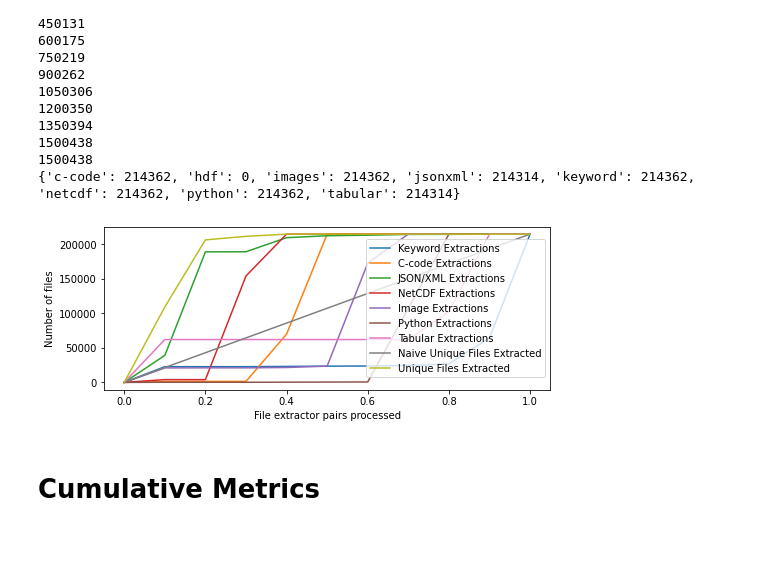
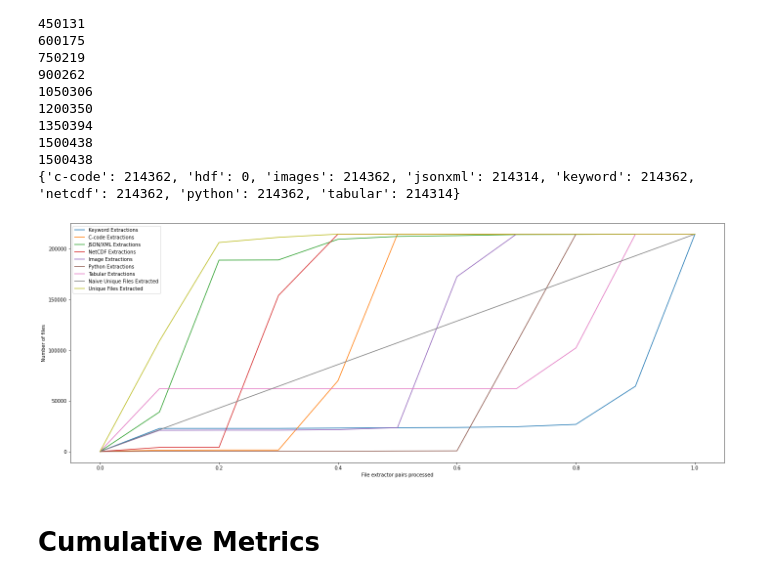
Before and after one commit to xtracthub/xtract-sampler, a Jupyter notebook: Scheduler/deqeue_analysis_iccs.ipynb, the cells around one changed output. Saved outputs shown, nothing was run; the diff lists cells and outputs as text; code cells hidden in the pictures; blank space fills up the shorter version.

```diff
--- a/Scheduler/deqeue_analysis_iccs.ipynb
+++ b/Scheduler/deqeue_analysis_iccs.ipynb
@@ -99,8 +105,11 @@ for k, v in dict_of_dicts.items():
 # %%
+scores = {"readability": [], "completeness": [], "entropy": [], "yield": []}
+wrong_indices = []
+
 count = 0
-scores = {"readability": [], "completeness": [], "entropy": [], "yield": []}
+random = 0
+
 for name, extractor, score in cdiac_priority_list:
-	if extractor != "tabular":
 		try:
 			file_index = str(nametonum[name])
 			file_score_dict = dict_of_dicts[extractor][file_index]
@@ -111,7 +120,6 @@ for name, extractor, score in cdiac_priority_list:
 						print(value)
 
 				if isinstance(value, list):
-					print(extractor)
 					if value[1] != 0:
 						count += 1
 						scores[key].append(abs(value[0]) + value[1])
@@ -121,12 +129,17 @@ for name, extractor, score in cdiac_priority_list:
 				else:
 					scores[key].append(value)
 
-		except KeyError:
-			count += 1
+		except KeyError as e:
+			wrong_indices.append((name, e, extractor))
+			if extractor == "keyword":
+				count += 1
+			else:
+				random += 1
 
 for key, value in scores.items():
 	scores[key] = np.asarray(value)
 	print(len(value))
 
-print(count)
+print("Count:", count)
+print("Random:", random)
 # %% [output]
@@ -177,7 +183,7 @@ for threshold in x:
 			elif metric == "entropy":
 				v.append((scores[metric][:input_threshold] != 0).sum())
 			else:
-				v.append((scores[metric][:input_threshold] > 40.0).sum())
+				v.append((scores[metric][:input_threshold] > 500.0).sum()) #most files have a yield between 40 and 50
 
 
 		for metric, v in total.items():
@@ -211,7 +221,6 @@ Threshold:  1 File Pairs Analyzed:  1500438
 count = 0
 scores_baseline = {"readability": [], "completeness": [], "entropy": [], "yield": []}
 for name, extractor, score in cdiac_baseline_list:
-	if extractor != "tabular":
 		try:
 			file_index = str(nametonum[name])
 			file_score_dict = dict_of_dicts[extractor][file_index]
@@ -275,7 +284,7 @@ for threshold in x:
 			elif metric == "entropy":
 				v.append((scores_baseline[metric][:input_threshold] != 0).sum())
 			else:
-				v.append((scores_baseline[metric][:input_threshold] > 40.0).sum())
+				v.append((scores_baseline[metric][:input_threshold] > 500.0).sum())
 
 
 		for metric, v in total_baseline.items():
@@ -396,24 +405,24 @@ while i < len(cdiac_priority_list):
 
 	i += 1
 # %%
-plt.figure(figsize=(8, 3))
+plt.figure(figsize=(24, 9))
 plt.plot(x, extractor_count["keyword"], label="Keyword Extractions")
 plt.plot(x, extractor_count["c-code"], label="C-code Extractions")
 plt.plot(x, extractor_count["jsonxml"], label="JSON/XML Extractions")
 plt.plot(x, extractor_count["netcdf"], label="NetCDF Extractions")
 plt.plot(x, extractor_count["images"], label="Image Extractions")
 plt.plot(x, extractor_count["python"], label="Python Extractions")
 plt.plot(x, extractor_count["tabular"], label="Tabular Extractions")
 plt.plot(x, naive_unique_files, label="Naive Unique Files Extracted")
 plt.plot(x, scheduler_unique_files, label="Unique Files Extracted")
 
 
 plt.xlabel("File extractor pairs processed")
 plt.ylabel("Number of files")
 plt.legend()
 plt.show()
 # %% [output]
-[figure, old version]
+[figure, new version]
 # %% [markdown]
 # Cumulative Metrics
 # %%
```
Also changed, not shown: parts of 17 cells of this notebook, 1 other file.
